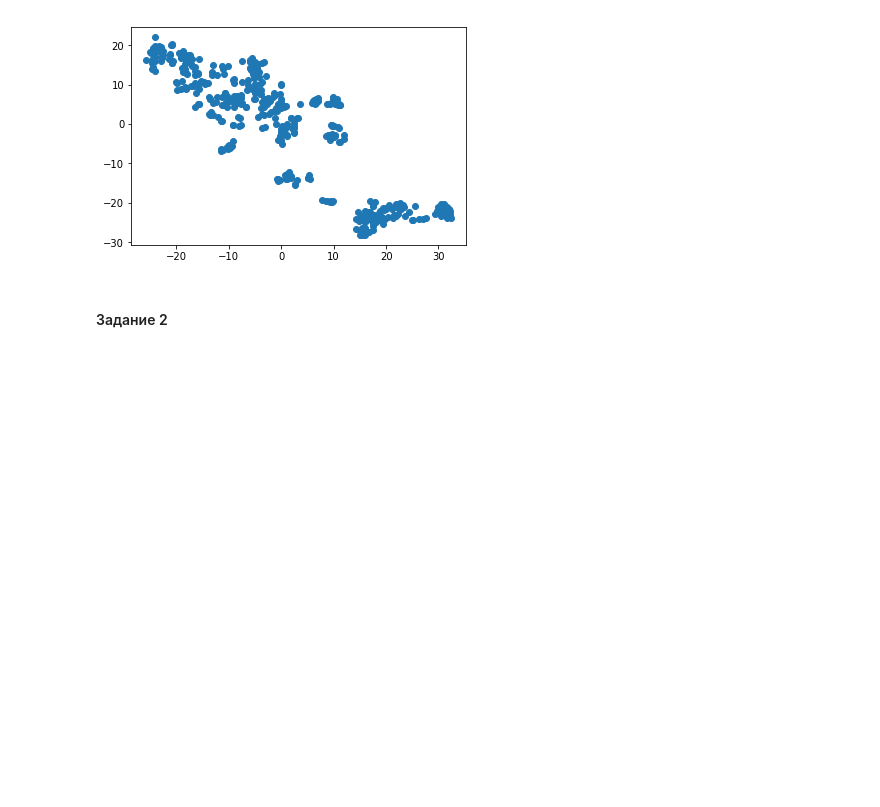
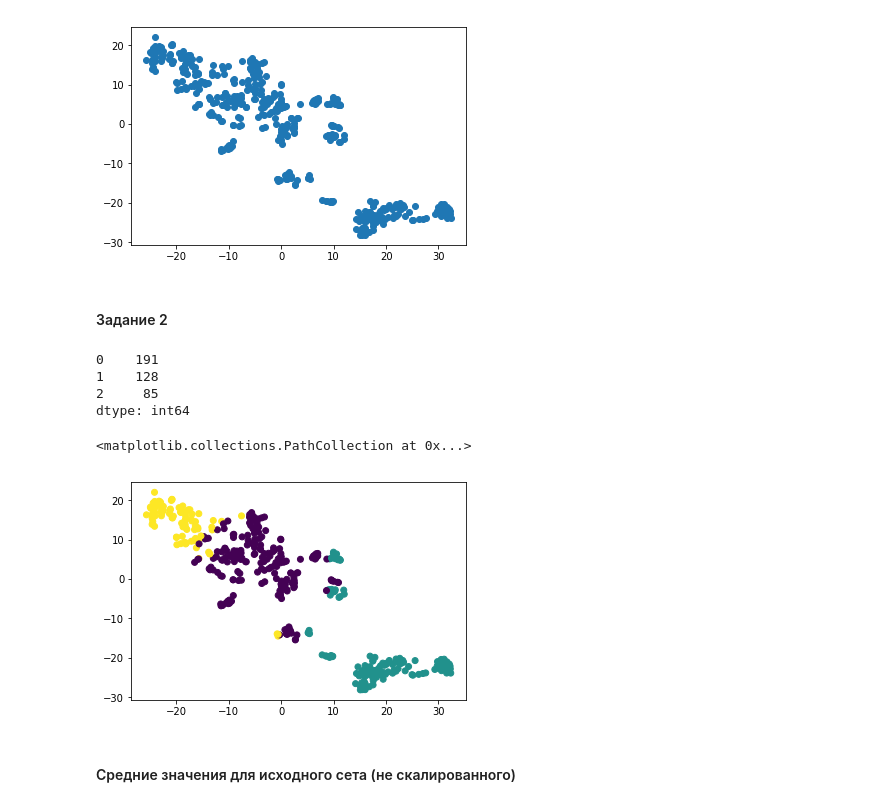
Before and after one commit to fogugy/gb_data_science, a Jupyter notebook: hw5/homework5.ipynb, the cells around one changed output. Drawn from its saved outputs; the diff is of its cells as text; code cells hidden in the pictures; blank space fills up the shorter version.

```diff
--- a/hw5/homework5.ipynb
+++ b/hw5/homework5.ipynb
@@ -73,3 +74,14 @@ plt.scatter(X_train_tsne[:, 0], X_train_tsne[:, 1])
 [figure]
 # %% [markdown]
 #### Задание 2
+# %%
+kmeans = KMeans(n_clusters=3, max_iter=100, random_state=42)
+# %%
+labels_train = kmeans.fit_predict(X_train_scaled)
+# %%
+pd.value_counts(labels_train)
+# %% [output]
+0    191
+1    128
+2     85
+dtype: int64
@@ -75,0 +90,7 @@ plt.scatter(X_train_tsne[:, 0], X_train_tsne[:, 1])
+# %%
+plt.scatter(X_train_tsne[:, 0], X_train_tsne[:, 1], c=labels_train)
+# %% [output]
+<matplotlib.collections.PathCollection at 0x...>
+[figure, added]
+# %% [markdown]
+#### Средние значения для исходного сета (не скалированного)
```
Also changed, not shown: parts of 5 cells of this notebook.
